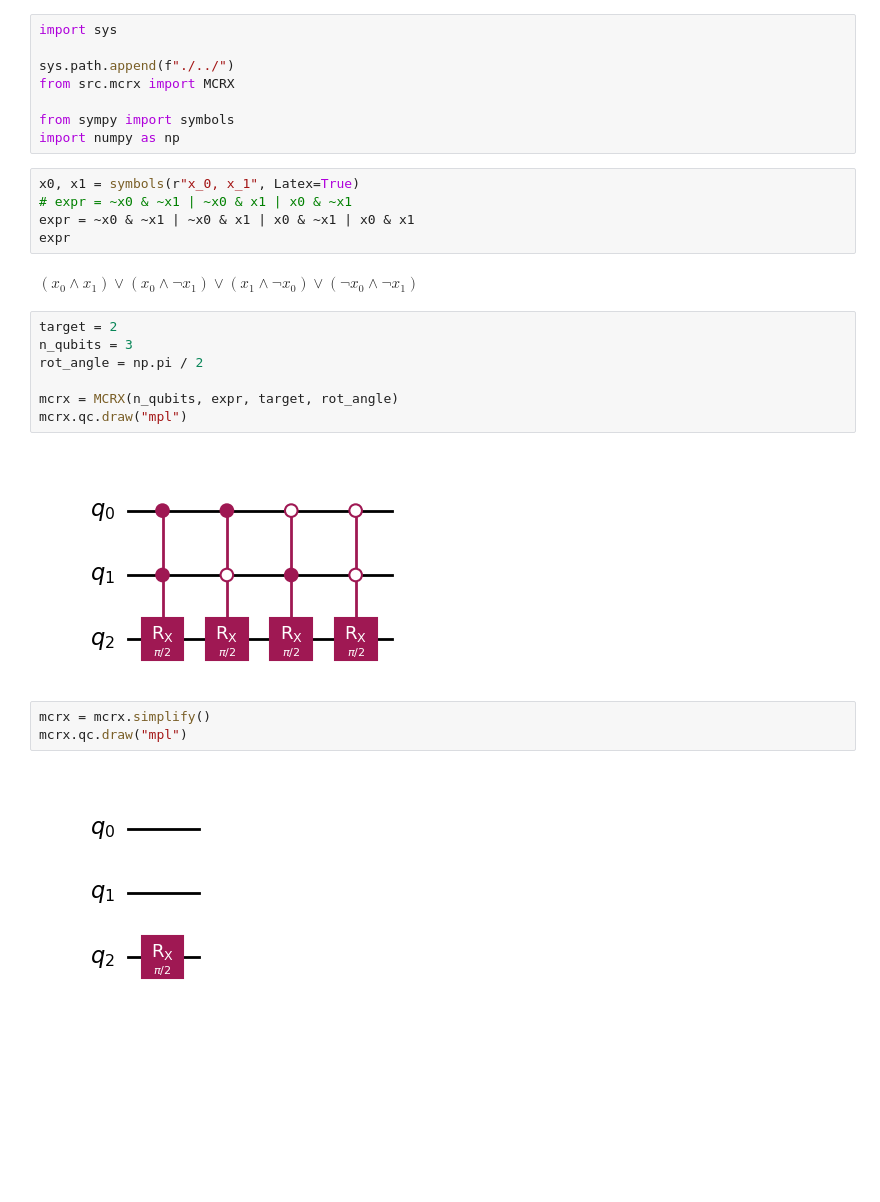
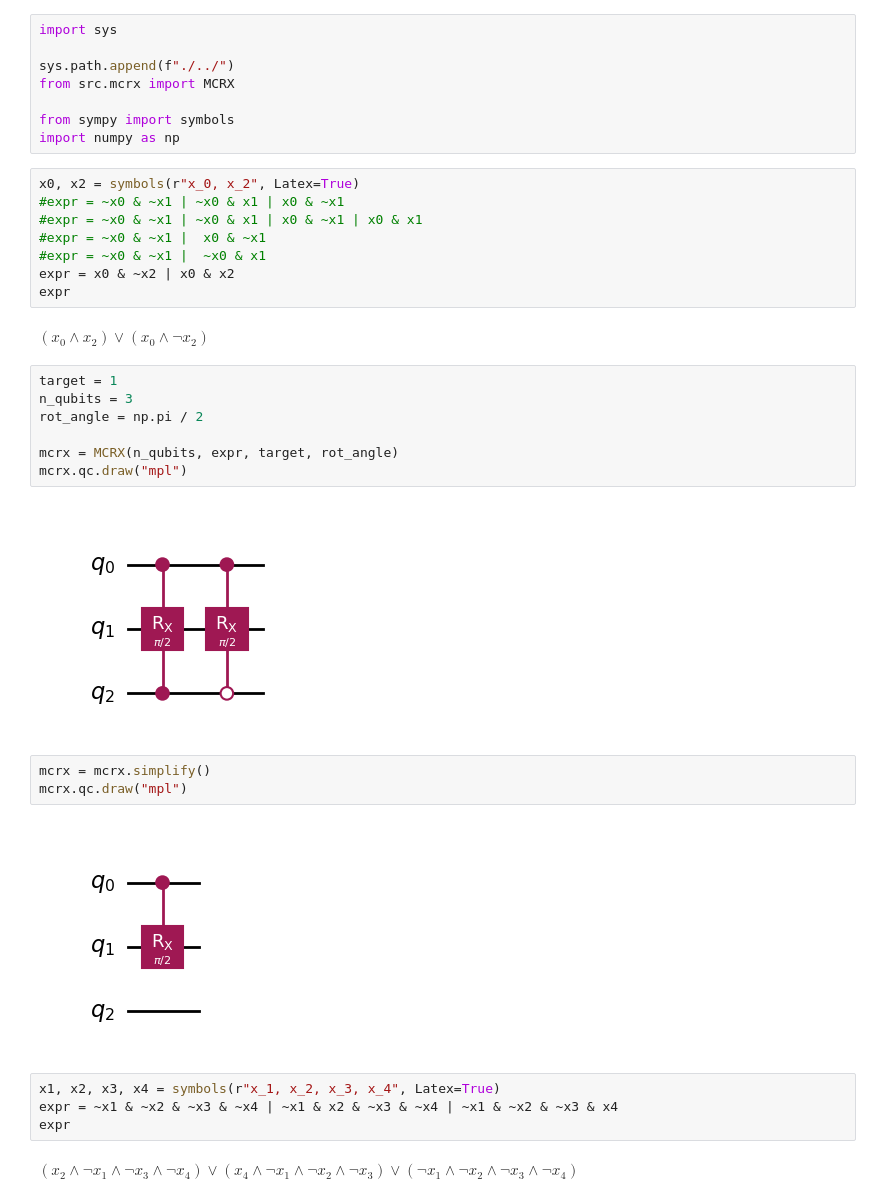
Before and after one commit to Mostafa-Atallah2020/ctqw-matching-decomp, a Jupyter notebook: examples/milticontrolled RX from expressions.ipynb, the cells around one changed output. Saved outputs shown, nothing was run; the diff lists cells and outputs as text; blank space fills up the shorter version.

```diff
--- a/examples/milticontrolled RX from expressions.ipynb
+++ b/examples/milticontrolled RX from expressions.ipynb
@@ -13,23 +13,32 @@ from src.mcrx import MCRX
 from sympy import symbols
 import numpy as np
 # %%
-x0, x1 = symbols(r"x_0, x_1", Latex=True)
-# expr = ~x0 & ~x1 | ~x0 & x1 | x0 & ~x1
-expr = ~x0 & ~x1 | ~x0 & x1 | x0 & ~x1 | x0 & x1
+x0, x2 = symbols(r"x_0, x_2", Latex=True)
+#expr = ~x0 & ~x1 | ~x0 & x1 | x0 & ~x1
+#expr = ~x0 & ~x1 | ~x0 & x1 | x0 & ~x1 | x0 & x1
+#expr = ~x0 & ~x1 |  x0 & ~x1
+#expr = ~x0 & ~x1 |  ~x0 & x1
+expr = x0 & ~x2 | x0 & x2
 expr
 # %% [output]
-$\displaystyle \left(x_{0} \wedge x_{1}\right) \vee \left(x_{0} \wedge \neg x_{1}\right) \vee \left(x_{1} \wedge \neg x_{0}\right) \vee \left(\neg x_{0} \wedge \neg x_{1}\right)$
+$\displaystyle \left(x_{0} \wedge x_{2}\right) \vee \left(x_{0} \wedge \neg x_{2}\right)$
 # %%
-target = 2
+target = 1
 n_qubits = 3
 rot_angle = np.pi / 2
 
 mcrx = MCRX(n_qubits, expr, target, rot_angle)
 mcrx.qc.draw("mpl")
 # %% [output]
-[figure, old version]
+[figure, new version]
 # %%
 mcrx = mcrx.simplify()
 mcrx.qc.draw("mpl")
 # %% [output]
-[figure, old version]
+[figure, new version]
+# %%
+x1, x2, x3, x4 = symbols(r"x_1, x_2, x_3, x_4", Latex=True)
+expr = ~x1 & ~x2 & ~x3 & ~x4 | ~x1 & x2 & ~x3 & ~x4 | ~x1 & ~x2 & ~x3 & x4
+expr
+# %% [output]
+$\displaystyle \left(x_{2} \wedge \neg x_{1} \wedge \neg x_{3} \wedge \neg x_{4}\right) \vee \left(x_{4} \wedge \neg x_{1} \wedge \neg x_{2} \wedge \neg x_{3}\right) \vee \left(\neg x_{1} \wedge \neg x_{2} \wedge \neg x_{3} \wedge \neg x_{4}\right)$
```
Also changed, not shown: parts of 6 cells of this notebook.
